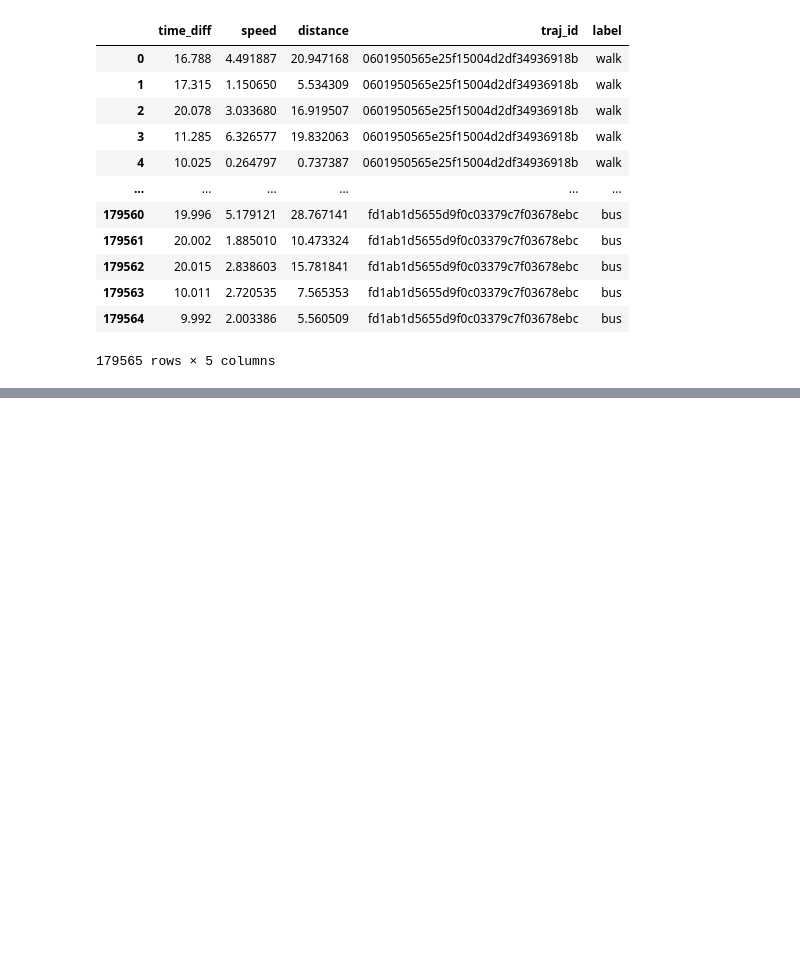
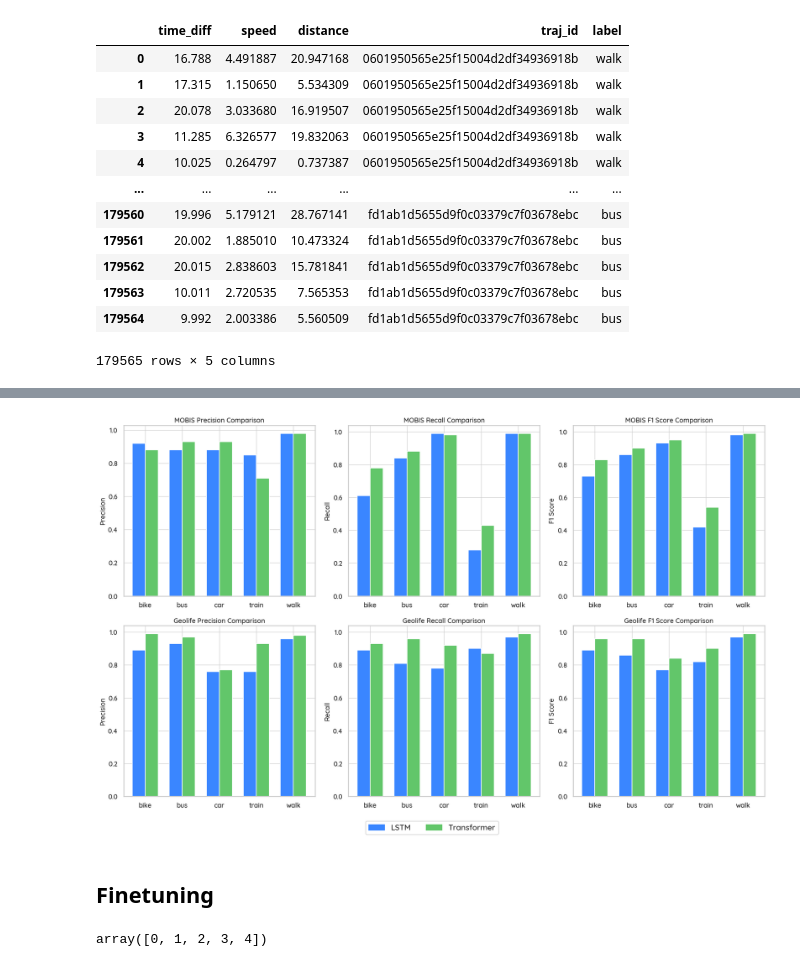
Before and after one commit to othmaneechc/SpeedTransformer, a Jupyter notebook: models/training_metrics/metrics.ipynb, the cells around one changed output, grey strips where cells are left out. Saved outputs shown, nothing was run; the diff lists cells and outputs as text; code cells hidden in the pictures; blank space fills up the shorter version.

```diff
--- a/models/training_metrics/metrics.ipynb
+++ b/models/training_metrics/metrics.ipynb
@@ -253,0 +425,46 @@ df
+# %%
+# Create the figure and axes for a 2x3 grid
+fig, axes = plt.subplots(2, 3, figsize=(20, 12))
+bar_width = 0.35
+index = np.arange(len(modes))
+
+# Define colors and labels for the bars
+colors = ['#3A86FF', '#62C66A']
+labels = ['LSTM', 'Transformer']
+
+# Iterate through axes and datasets to plot the bars
+for row, (lstm_data, transformer_data, dataset) in enumerate([
+    ((lstm_mobis_precision, lstm_mobis_recall, lstm_mobis_f1),
+     (transformer_mobis_precision, transformer_mobis_recall, transformer_mobis_f1),
+     "MOBIS"),
+
+    ((lstm_geolife_precision, lstm_geolife_recall, lstm_geolife_f1),
+     (transformer_geolife_precision, transformer_geolife_recall, transformer_geolife_f1),
+     "Geolife")
+]):
+    for col, metric in enumerate(['Precision', 'Recall', 'F1 Score']):
+        axes[row, col].bar(index - bar_width / 2, lstm_data[col], bar_width, color=colors[0])
+        axes[row, col].bar(index + bar_width / 2, transformer_data[col], bar_width, color=colors[1])
+        axes[row, col].set_title(f"{dataset} {metric} Comparison")
+        axes[row, col].set_ylabel(metric)
+        axes[row, col].set_xticks(index)
+        axes[row, col].set_xticklabels(modes)
+
+# Create a single legend for all plots, centered at the bottom
+handles = [plt.Rectangle((0, 0), 1, 1, color=color) for color in colors]
+fig.legend(handles, labels, loc='lower center', ncol=2, bbox_to_anchor=(0.5, -0.05))
+
+# Adjust spacing to fit the legend properly
+plt.tight_layout()
+save_path = f"comparisons.png"
+plt.savefig(save_path, dpi=300, bbox_inches='tight')
+plt.show()
+# %% [output]
+[figure, added]
+# %% [markdown]
+## Finetuning
+# %%
+index = np.arange(len(data_sizes))
+index
+# %% [output]
+array([0, 1, 2, 3, 4])
```
Also changed, not shown: parts of 11 cells of this notebook, 7 other files.
